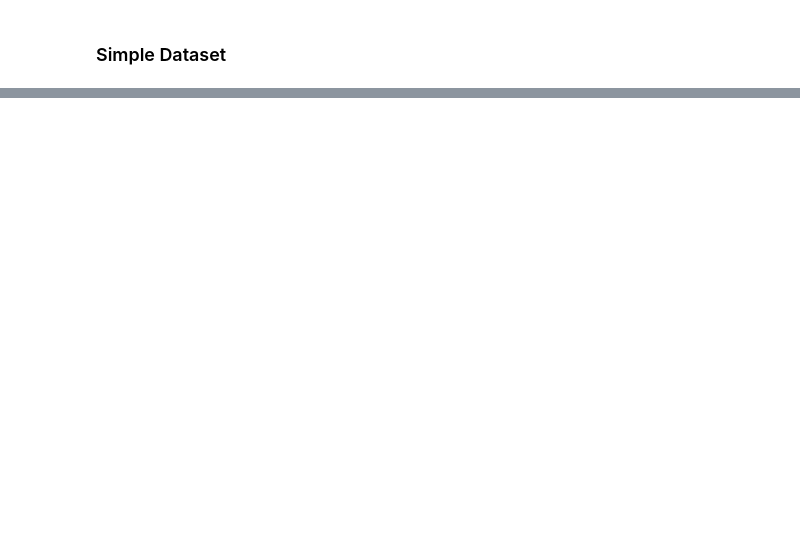
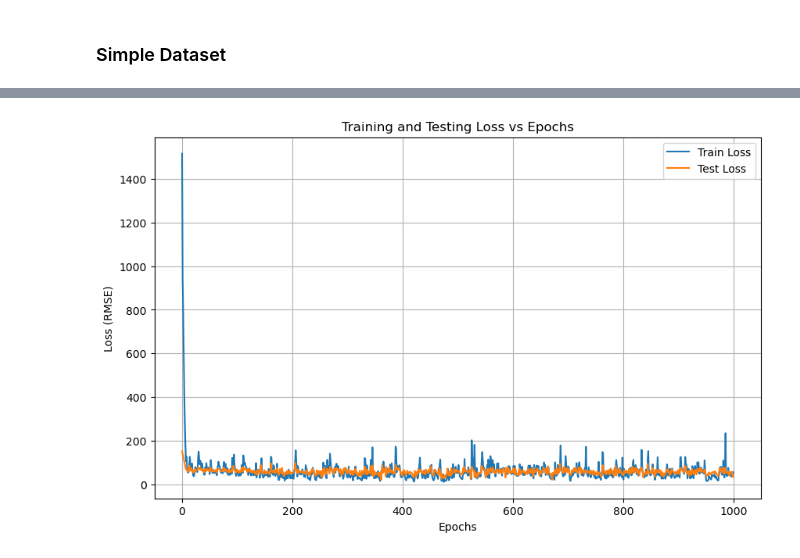
Before and after one commit to jbrijs/project2, a Jupyter notebook: Models.ipynb, the cells around one changed output, grey strips where cells are left out. Drawn from its saved outputs; the diff is of its cells as text; code cells hidden in the pictures; blank space fills up the shorter version.

```diff
--- a/Models.ipynb
+++ b/Models.ipynb
@@ -193,7 +246,12 @@ minmax_scaler_features = ['RSI_14', 'RSX_14', 'ROC_10', 'volume']
-# %%
-train[standard_scaler_features] = standard_scaler.fit_transform(train[standard_scaler_features])
-train[minmax_scaler_features] = min_max_scaler.fit_transform(train[minmax_scaler_features])
-
-
-test[standard_scaler_features] = standard_scaler.transform(test[standard_scaler_features])
-test[minmax_scaler_features] = min_max_scaler.transform(test[minmax_scaler_features])
+# %%
+lookback = 10
+close_col = simple_df.columns.get_loc('close')
+
+test = test.values.astype("float32")
+train = train.values.astype("float32")
+X_train, y_train = create_dataset(train, lookback, close_col)
+X_test, y_test = create_dataset(test, lookback, close_col)
+
+
+print(X_train.shape, y_train.shape)
+print(X_test.shape, y_test.shape)
@@ -199,0 +261,66 @@ test[minmax_scaler_features] = min_max_scaler.transform(test[minmax_scaler_featu
+# %%
+# Initialize the model
+num_features = X_train.shape[2]
+hidden_dim = 50
+num_layers = 1
+output_size = 1
+
+model = LSTMModel(num_features, hidden_dim, num_layers, output_size)
+optimizer = optim.Adam(model.parameters(), lr=0.001)
+loss_fn = nn.MSELoss()
+
+# DataLoader
+loader = DataLoader(TensorDataset(X_train, y_train),
+                    shuffle=True, batch_size=8)
+
+# Train the model
+epochs = 1000
+train_losses = []  # To store training loss
+test_losses = []   # To store testing loss
+
+for epoch in range(epochs):
+    model.train()
+    train_loss_epoch = 0
+    for X_batch, y_batch in loader:
+        y_batch = y_batch.view(-1, 1)  # Reshape target to [batch_size, 1]
+        y_pred = model(X_batch)  # Model output is [batch_size, 1]
+        loss = loss_fn(y_pred, y_batch)
+        optimizer.zero_grad()
+        loss.backward()
+        optimizer.step()
+        train_loss_epoch += loss.item()  # Accumulate batch loss
+
+    # Compute average training loss for this epoch
+    train_loss_epoch /= len(loader)
+    train_losses.append(train_loss_epoch)
+
+    # Evaluate on training and test sets
+    model.eval()
+    with torch.no_grad():
+        y_train_pred = model(X_train)
+        y_train_actual = y_train.view(-1, 1)  # Reshape target to [batch_size, 1]
+        train_rmse = np.sqrt(loss_fn(y_train_pred, y_train_actual).item())
+
+        y_test_pred = model(X_test)
+        y_test_actual = y_test.view(-1, 1)  # Reshape target to [batch_size, 1]
+        test_rmse = np.sqrt(loss_fn(y_test_pred, y_test_actual).item())
+
+        test_losses.append(test_rmse)  # Store test loss
+
+    print(f"Epoch: {epoch + 1}/{epochs}, Train Loss: {train_rmse:.4f}, Test Loss: {test_rmse:.4f}")
+
+# Save the model
+torch.save(model.state_dict(), "simple_lstm_model.pth")
+
+# Plot the losses
+plt.figure(figsize=(10, 6))
+plt.plot(range(epochs), train_losses, label="Train Loss")
+plt.plot(range(epochs), test_losses, label="Test Loss")
+plt.xlabel("Epochs")
+plt.ylabel("Loss (RMSE)")
+plt.title("Training and Testing Loss vs Epochs")
+plt.legend()
+plt.grid()
+plt.show()
+plt.savefig("simple_lstm_loss.png")
+# %% [output]
@@ -199,0 +344 @@ test[minmax_scaler_features] = min_max_scaler.transform(test[minmax_scaler_featu
+[figure, added]
```
Also changed, not shown: parts of 18 cells of this notebook, 10 other files.
